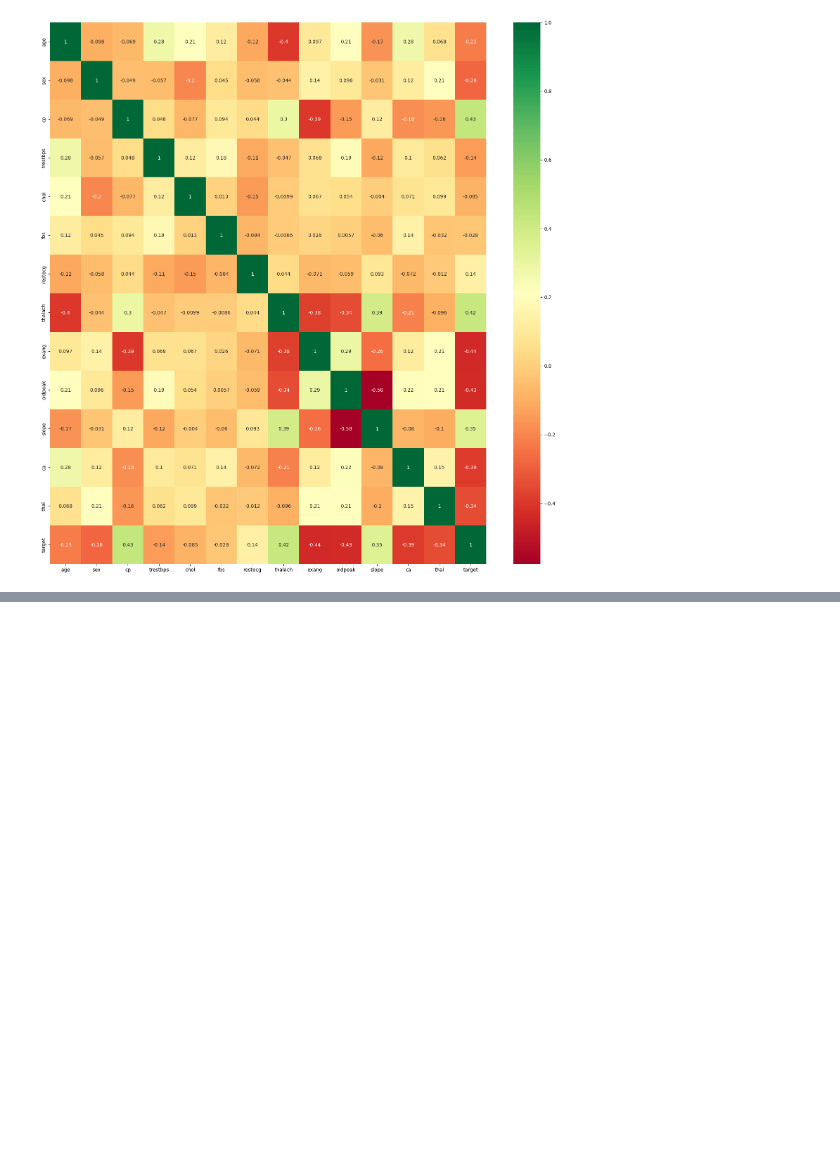
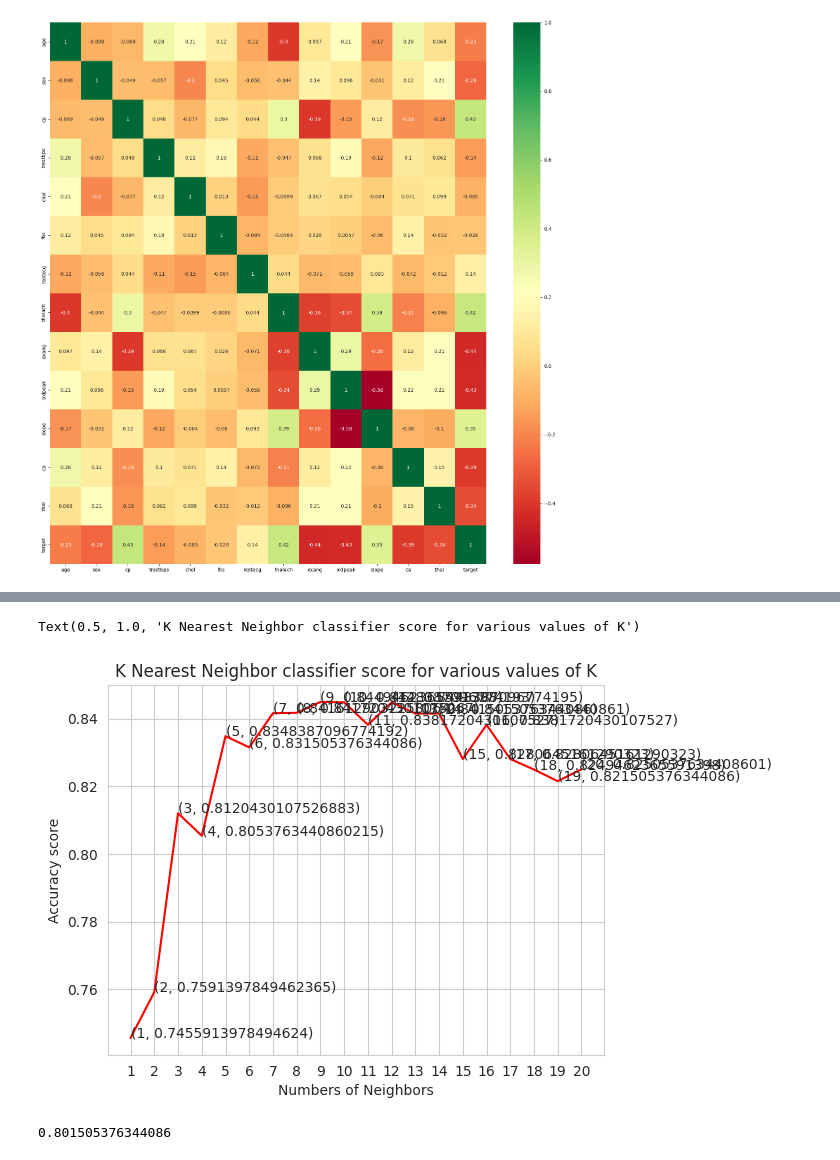
Before and after one commit to anilpatelia/kaggle_prjects, a Jupyter notebook: heart_desease/heart_desease.ipynb, the cells around one changed output, grey strips where cells are left out. Cells and saved outputs as stored; diff of their text form; code cells hidden in the pictures; blank space fills up the shorter version.

```diff
--- a/heart_desease/heart_desease.ipynb
+++ b/heart_desease/heart_desease.ipynb
@@ -22,0 +49,38 @@ g = sns.heatmap(df[top_corr_features].corr(), annot=True, cmap='RdYlGn')
+# %%
+from sklearn.preprocessing import StandardScaler
+from sklearn.model_selection import train_test_split
+
+standard_scaler = StandardScaler()
+columns_to_scale = ['age', 'trestbps', 'chol', 'thalach', 'oldpeak']
+
+dataset[columns_to_scale] = standard_scaler.fit_transform(dataset[columns_to_scale])
+# %%
+y = dataset['target']
+X = dataset.drop(['target'], axis=1)
+# %%
+from sklearn.model_selection import cross_val_score
+knn_scores = []
+
+for k in range(1, 21):
+    knn_classifier = KNeighborsClassifier(n_neighbors=k)
+    score = cross_val_score(knn_classifier, X, y, cv=10)
+    knn_scores.append(score.mean())
+# %%
+plt.plot([k for k in range(1, 21)], knn_scores, color = 'red')
+for k in range(1, 21):
+    plt.text(k, knn_scores[k-1], (k, knn_scores[k-1]))
+
+plt.xticks([k for k in range(1, 21)])
+plt.xlabel('Numbers of Neighbors')
+plt.ylabel('Accuracy score')
+plt.title('K Nearest Neighbor classifier score for various values of K')
+# %% [output]
+Text(0.5, 1.0, 'K Nearest Neighbor classifier score for various values of K')
+[figure, added]
+# %%
+from sklearn.ensemble import RandomForestClassifier
+random_forest_classifier = RandomForestClassifier(n_estimators = 10)
+score = cross_val_score(random_forest_classifier, X, y, cv=10)
+score.mean()
+# %% [output]
+0.801505376344086
```
Also changed, not shown: parts of 3 cells of this notebook.
